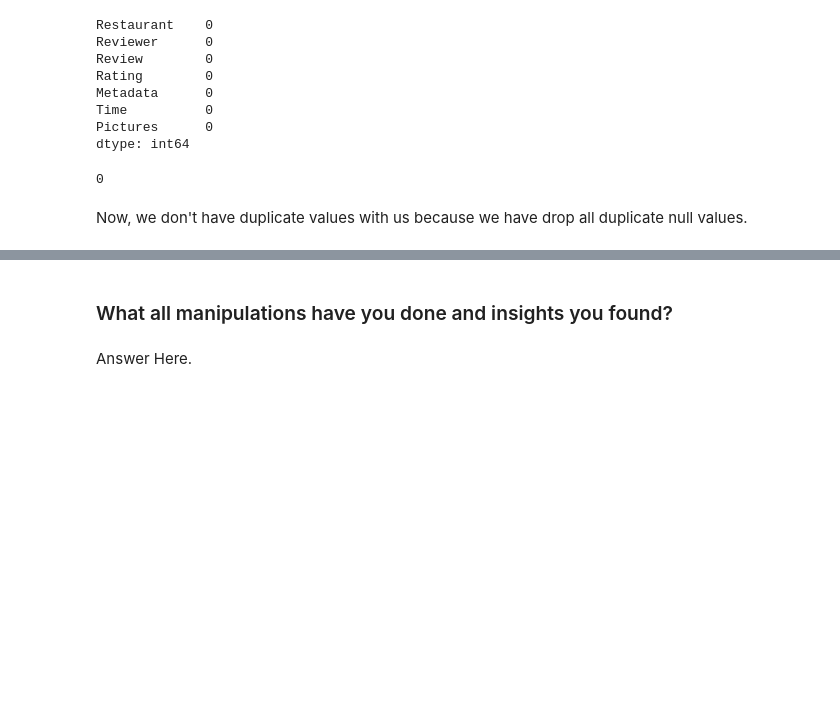
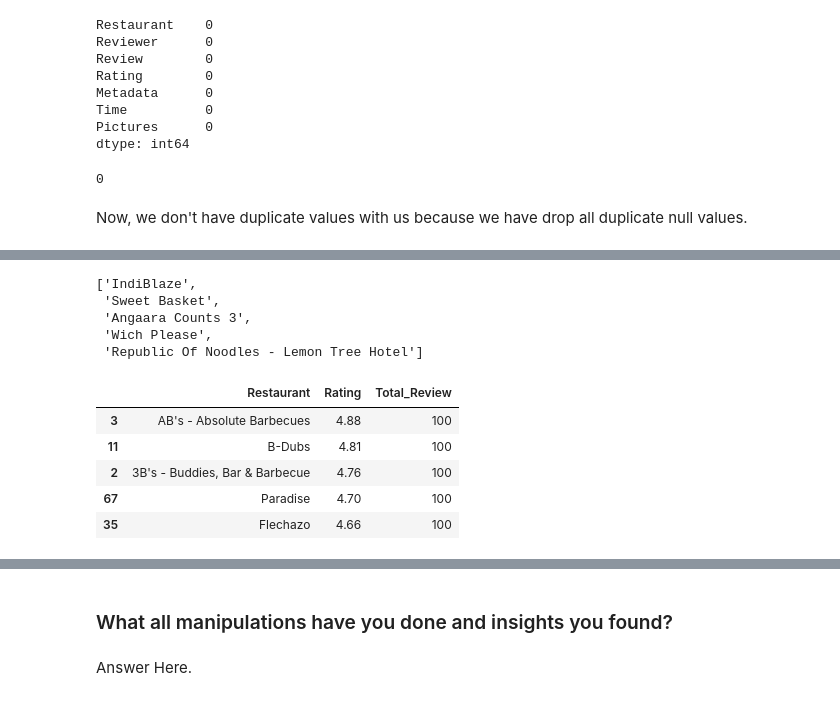
Before and after one commit to David-Kumawat/Capstone-Project---4-Zomato-Restaurant-Clustering-And-Sentiment-Analysis, a Jupyter notebook: Unsupervised_Zomato_Restaurant_Clustering_And_Sentiment_Analysis.ipynb, the cells around one changed output, grey strips where cells are left out. Drawn from its saved outputs; the diff is of its cells as text; code cells hidden in the pictures; blank space fills up the shorter version.

```diff
--- a/Unsupervised_Zomato_Restaurant_Clustering_And_Sentiment_Analysis.ipynb
+++ b/Unsupervised_Zomato_Restaurant_Clustering_And_Sentiment_Analysis.ipynb
@@ -560,0 +702,21 @@ reviews_df['Rating'] = reviews_df['Rating'].astype('float')
+# %%
+# Finding Restaurants without review
+Restaurant_without_review = [name for name in rest_df.Name.unique().tolist()
+       if name not in reviews_df.Restaurant.unique().tolist()]
+Restaurant_without_review
+# %% [output]
+['IndiBlaze',
+ 'Sweet Basket',
+ 'Angaara Counts 3',
+ 'Wich Please',
+ 'Republic Of Noodles - Lemon Tree Hotel']
+# %%
+# Top 5 most engaging or rated restaurant
+avg_hotel_rating.sort_values('Rating', ascending = False)[:5]
+# %% [output]
+|  | Restaurant | Rating | Total_Review |
+| 3 | AB's - Absolute Barbecues | 4.88 | 100 |
+| 11 | B-Dubs | 4.81 | 100 |
+| 2 | 3B's - Buddies, Bar & Barbecue | 4.76 | 100 |
+| 67 | Paradise | 4.70 | 100 |
+| 35 | Flechazo | 4.66 | 100 |
```
Also changed, not shown: parts of 36 cells of this notebook.
